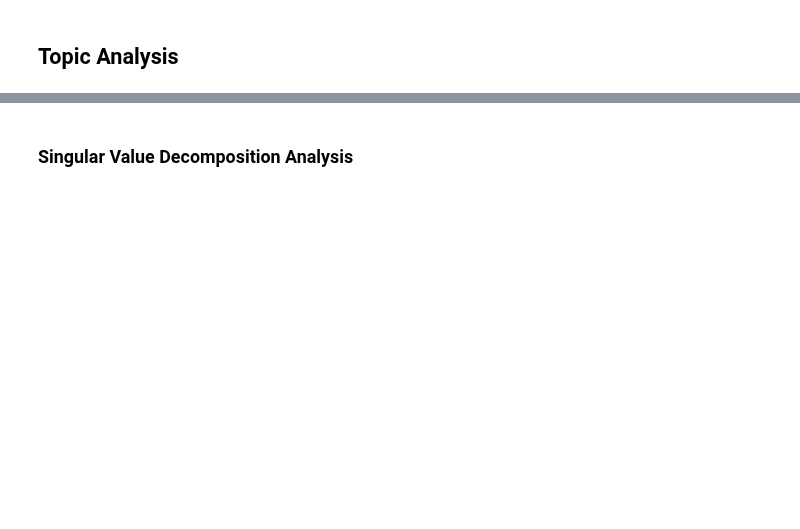
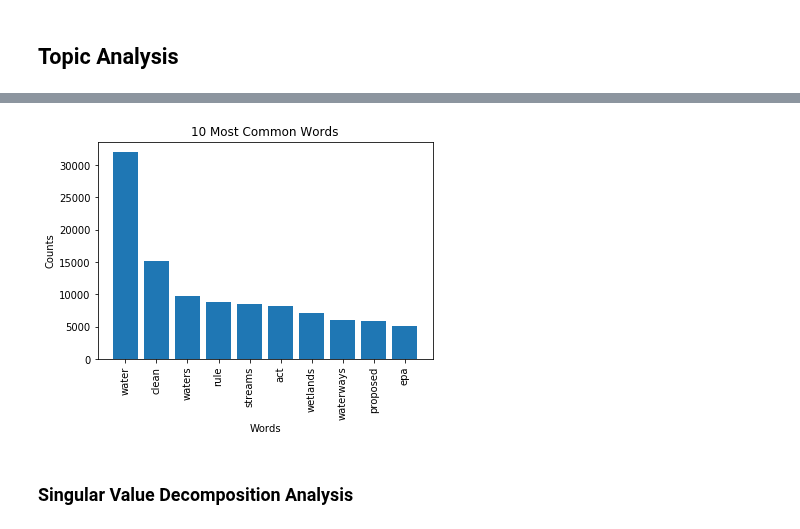
Before and after one commit to Data-Science-for-Conservation/WOTUS_Revision, a Jupyter notebook: WOTUS_analysis.ipynb, the cells around one changed output, grey strips where cells are left out. Saved outputs shown, nothing was run; the diff lists cells and outputs as text; code cells hidden in the pictures; blank space fills up the shorter version.

```diff
--- a/WOTUS_analysis.ipynb
+++ b/WOTUS_analysis.ipynb
@@ -81,3 +90,31 @@ def show_topics(Vh, vocab_array, n_top_words=8):
     top_words = lambda t: [vocab_array[i] for i in np.argsort(t)[:-n_top_words-1:-1]]
     topic_words = ([top_words(t) for t in Vh])
     return [' '.join(t) for t in topic_words]
+# %%
+# Helper function to plot most common words
+def plot_most_common_words(count_data, count_vect, n=10):
+    """
+    :param count_data: data after running a CountVectorizer.fit_transform()
+    :param count_vect: a CountVectorizer() instance
+    :param n: int for how many top words to plot
+    :return: None; plots a matplotlib.pyplot bar chart of top n words
+    """
+    import matplotlib.pyplot as plt
+
+    words = count_vect.get_feature_names()
+    total_counts = np.zeros(len(words))
+    for t in count_data:
+        total_counts += t.toarray()[0]
+
+    count_dict = (zip(words, total_counts))
+    count_dict = sorted(count_dict, key=lambda x:x[1], reverse=True)[0:n]
+    words = [w[0] for w in count_dict]
+    counts = [w[1] for w in count_dict]
+    x_pos = np.arange(len(words))
+
+    plt.bar(x_pos, counts,align='center')
+    plt.xticks(x_pos, words, rotation=90)
+    plt.xlabel('Words')
+    plt.ylabel('Counts')
+    plt.title('{} Most Common Words'.format(n))
+    plt.show()
@@ -84,2 +156,6 @@ def show_topics(Vh, vocab_array, n_top_words=8):
+# %%
+plot_most_common_words(count_data, count_vec)
+# %% [output]
+[figure, added]
 # %% [markdown]
 ### Singular Value Decomposition Analysis
```
Also changed, not shown: parts of 25 cells of this notebook.
